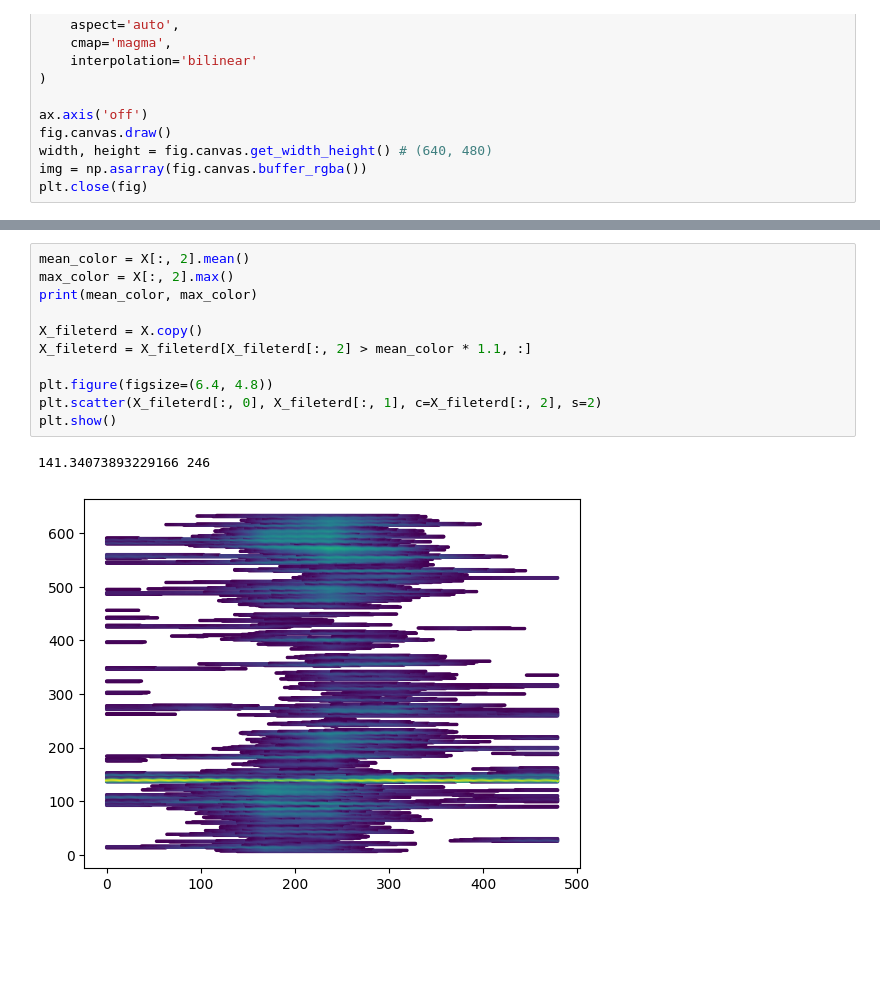
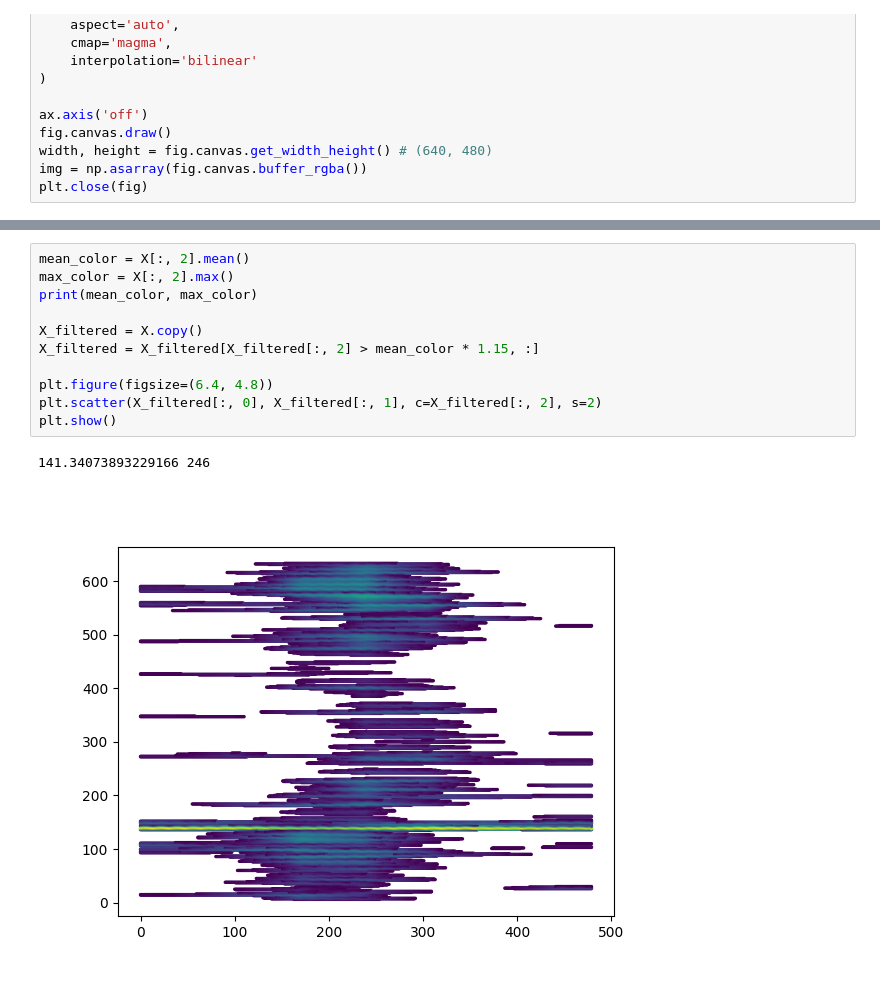
Before and after one commit to wszystko1/Timestaming-using-ENF-, a Jupyter notebook: extract.ipynb, the cells around one changed output, grey strips where cells are left out. Cells and saved outputs as stored; diff of their text form; blank space fills up the shorter version.

```diff
--- a/extract.ipynb
+++ b/extract.ipynb
@@ -122,14 +121,14 @@ plt.show()
 # %%
 mean_color = X[:, 2].mean()
 max_color = X[:, 2].max()
 print(mean_color, max_color)
 
-X_fileterd = X.copy()
-X_fileterd = X_fileterd[X_fileterd[:, 2] > mean_color * 1.1, :]
+X_filtered = X.copy()
+X_filtered = X_filtered[X_filtered[:, 2] > mean_color * 1.15, :]
 
 plt.figure(figsize=(6.4, 4.8))
-plt.scatter(X_fileterd[:, 0], X_fileterd[:, 1], c=X_fileterd[:, 2], s=2)
+plt.scatter(X_filtered[:, 0], X_filtered[:, 1], c=X_filtered[:, 2], s=2)
 plt.show()
 # %% [output]
 141.34073893229166 246
-[figure, old version]
+[figure, new version]
```
Also changed, not shown: parts of 16 cells of this notebook.
